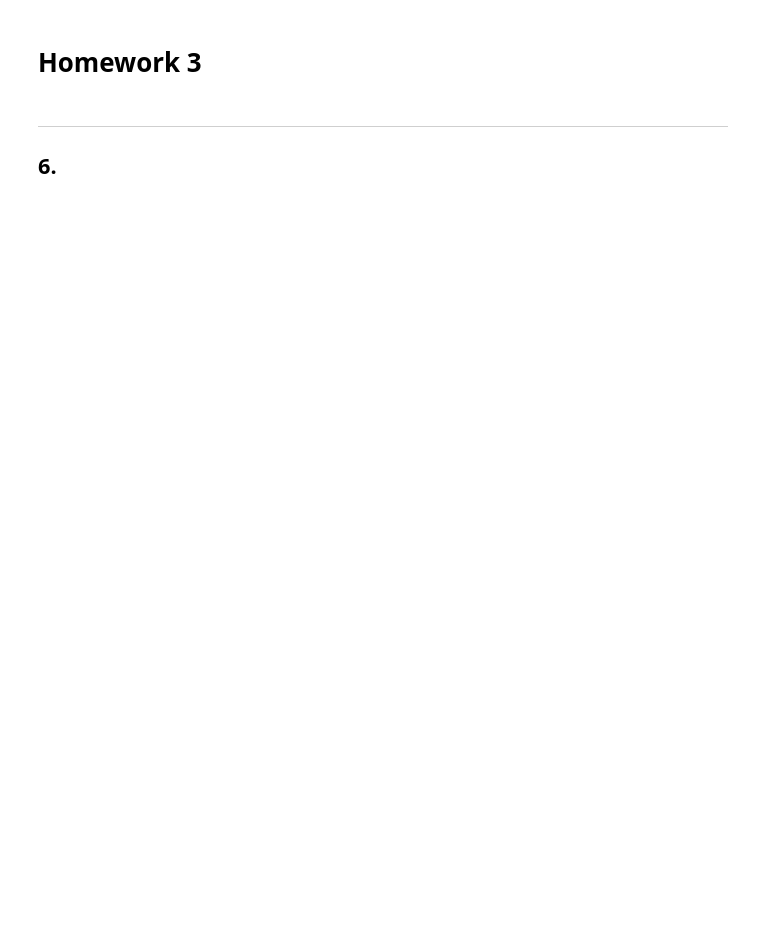
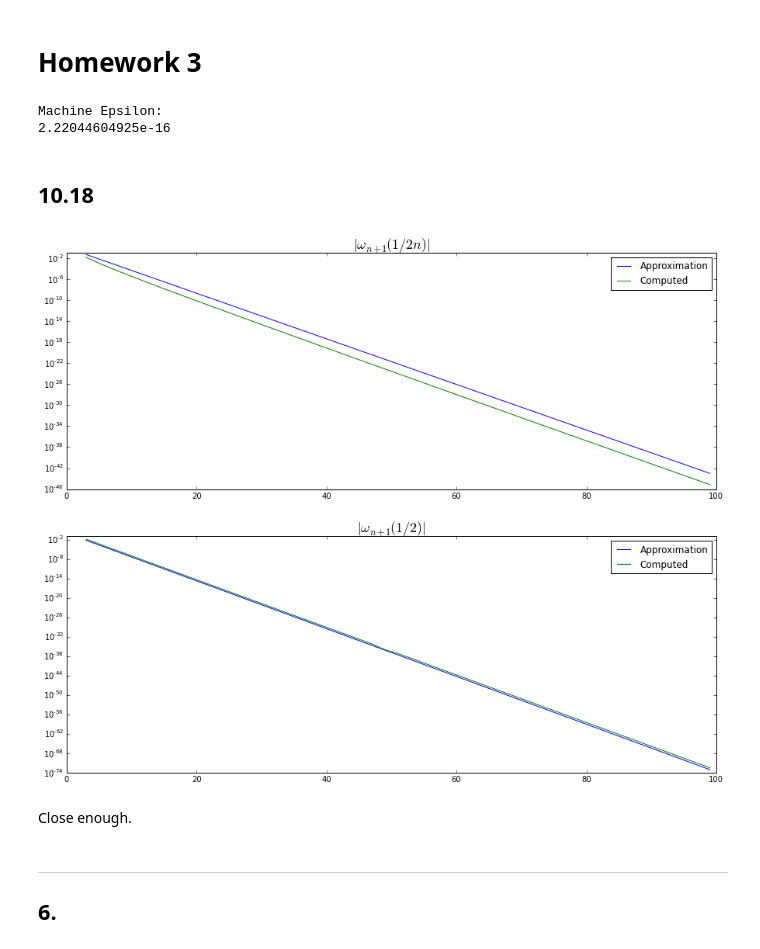
Before and after one commit to selimb/schoolstuff, a Jupyter notebook: math578/hw3/Homework3.ipynb, the cells around one changed output. Saved outputs shown, nothing was run; the diff lists cells and outputs as text; code cells hidden in the pictures; blank space fills up the shorter version.

```diff
--- a/math578/hw3/Homework3.ipynb
+++ b/math578/hw3/Homework3.ipynb
@@ -7,3 +9,47 @@ from scipy.linalg import solve, eig
+# %%
+EPS = np.finfo(float).eps
+print('Machine Epsilon:')
+print(EPS)
+# %% [output]
+Machine Epsilon:
+2.22044604925e-16
+# %% [markdown]
+## 10.18
+# %%
+a = 1.0
+b = 1.7
+def calc_w(xi, x):
+    return np.prod(x - xi)
+
+def check1018(n):
+    xi = np.arange(0, 1, 1.0/n)
+    approx1 = np.exp(-a*n)
+    approx2 = np.exp(-b*n)
+    return np.array([
+        [approx1, abs(calc_w(xi, 0.5/n))],
+        [approx2, abs(calc_w(xi, 0.5))],
+    ])
+
+odds = range(3, 100, 2)
+dat = np.empty((len(odds), 2, 2))
+dat.shape
+for i, n in enumerate(odds):
+    dat[i] = check1018(n)
+# %%
+fig, (ax1, ax2) = plt.subplots(figsize=(15,12), nrows=2)
+ax1.semilogy(odds, dat[:, 0, 0], label='Approximation')
+ax1.semilogy(odds, dat[:, 0, 1], label='Computed')
+ax1.legend()
+ax1.set_title('$|\omega_{n+1}(1/2n)|$', fontsize=18)
+ax2.semilogy(odds, dat[:, 1, 0], label='Approximation')
+ax2.semilogy(odds, dat[:, 1, 1], label='Computed')
+ax2.set_title('$|\omega_{n+1}(1/2)|$', fontsize=18)
+ax2.legend()
+plt.show()
+# %% [output]
+[figure, added]
+# %% [markdown]
+Close enough.
 # %% [markdown]
 ---
 
```
Also changed, not shown: parts of 14 cells of this notebook.
